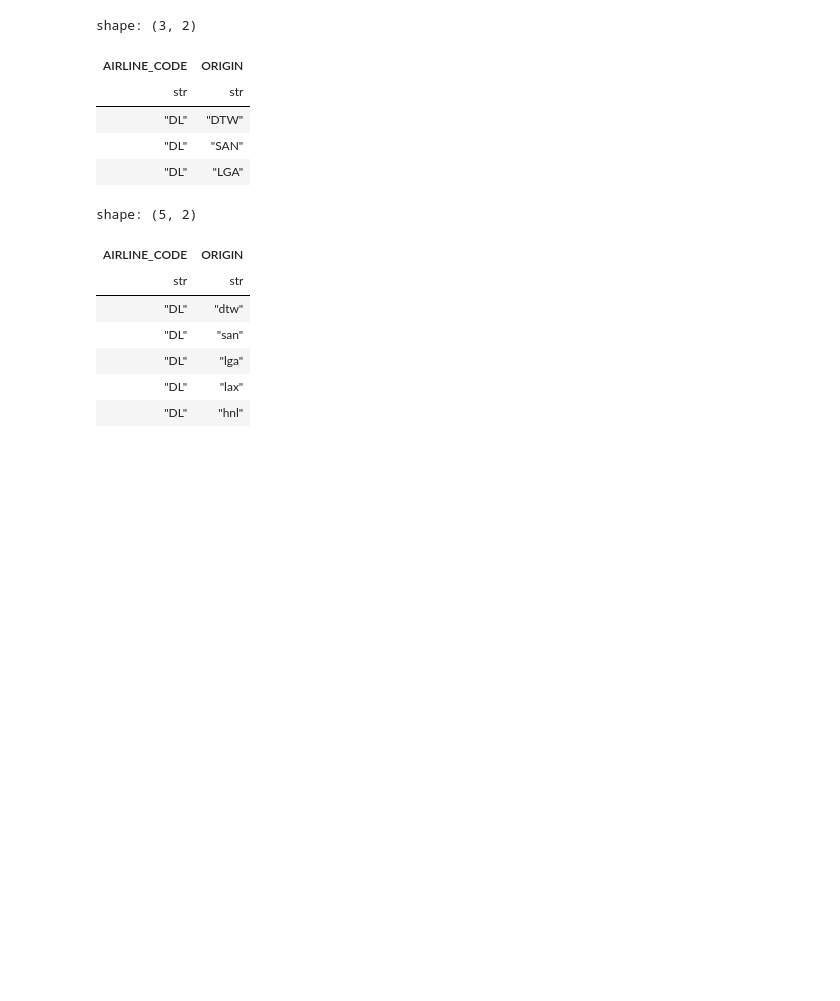
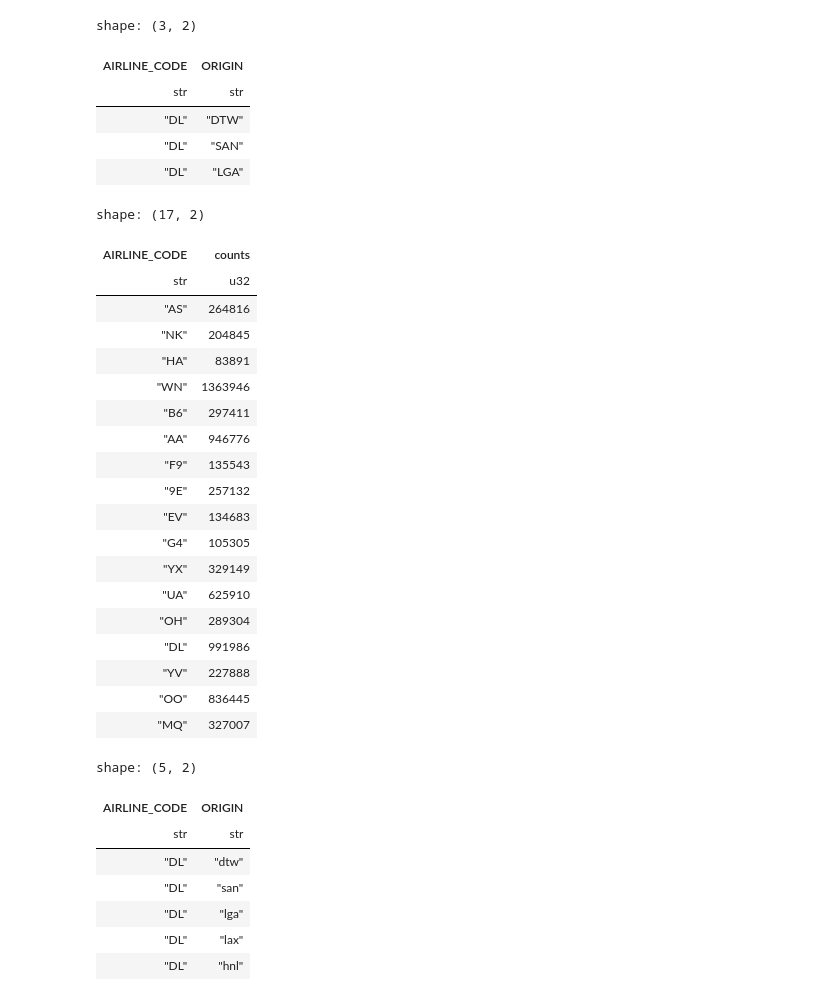
Before and after one commit to imMoya/polars-training, a Jupyter notebook: notebooks/00-Intro.ipynb, the cells around one changed output. Drawn from its saved outputs; the diff is of its cells as text; code cells hidden in the pictures; blank space fills up the shorter version.

```diff
--- a/notebooks/00-Intro.ipynb
+++ b/notebooks/00-Intro.ipynb
@@ -71,6 +73,29 @@ shape: (3, 2)
 | "DL" | "DTW" |
 | "DL" | "SAN" |
 | "DL" | "LGA" |
+# %%
+df.select("AIRLINE_CODE").to_series().value_counts()
+# %% [output]
+shape: (17, 2)
+| AIRLINE_CODE | counts |
+| str | u32 |
+| "AS" | 264816 |
+| "NK" | 204845 |
+| "HA" | 83891 |
+| "WN" | 1363946 |
+| "B6" | 297411 |
+| "AA" | 946776 |
+| "F9" | 135543 |
+| "9E" | 257132 |
+| "EV" | 134683 |
+| "G4" | 105305 |
+| "YX" | 329149 |
+| "UA" | 625910 |
+| "OH" | 289304 |
+| "DL" | 991986 |
+| "YV" | 227888 |
+| "OO" | 836445 |
+| "MQ" | 327007 |
 # %%
 df.select(
     [
```
Also changed, not shown: parts of 12 cells of this notebook.
